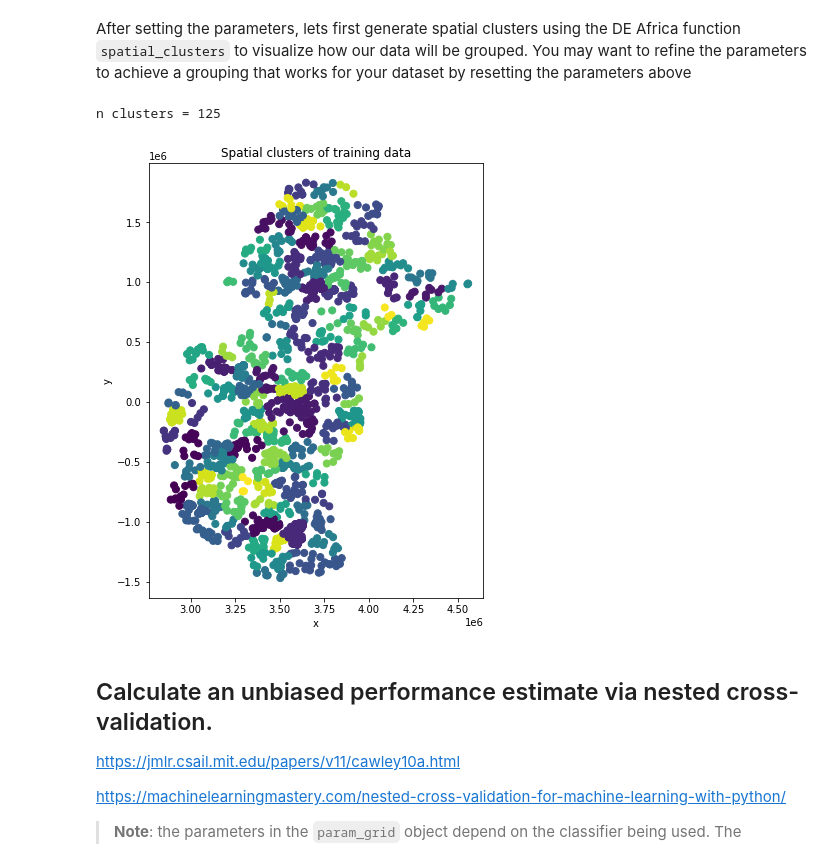
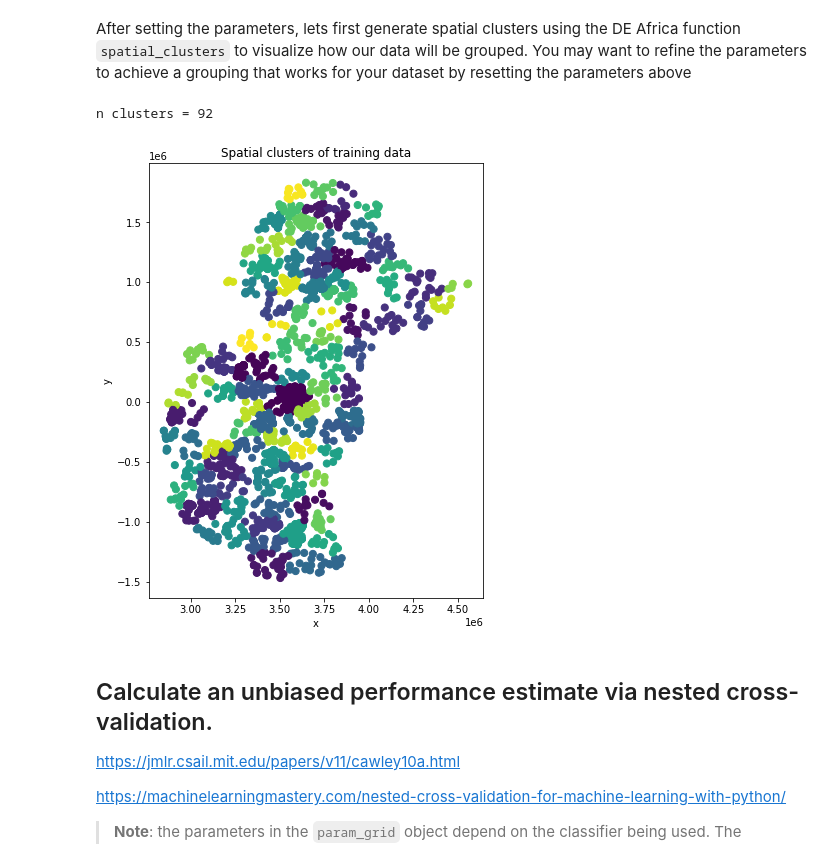
Before and after one commit to fivejjs/deafrica-sandbox-notebooks, a Jupyter notebook: crop_mask/eastern_cropmask/3_Train_fit_evaluate_classifier.ipynb, the cells around one changed output. Cells and saved outputs as stored; diff of their text form; code cells hidden in the pictures.

```diff
--- a/crop_mask/eastern_cropmask/3_Train_fit_evaluate_classifier.ipynb
+++ b/crop_mask/eastern_cropmask/3_Train_fit_evaluate_classifier.ipynb
@@ -53,14 +50,14 @@ The deafrica function `SKCV` (spatial k-fold cross validation) is a custom funct
 * `kfold_method` : Which stratgey to use to split to the data. One of either `'SpatialShuffleSplit'` or `'SpatialKFold'`.
 * `balance` : if setting `kfold_method` to `'SpatialShuffleSplit'` this should be an integer (10 is a good deafult) that represents the number of splits generated per iteration to try to balance the amount of data in each set so that *test_size* and *train_size* are respected. If setting `kfold_method` to `'SpatialKFold'` then this value should be either `True` or `False`.  If False, each fold will have the same number of clusters (which can have different number of data points in them).
 # %%
-training_data = "results/training_data/gm_mads_two_seasons_training_data.txt"
-coordinate_data = "results/training_data/training_data_coordinates.txt"
+training_data = "results/training_data/gm_mads_two_seasons_training_data_20201118.txt"
+coordinate_data = "results/training_data/training_data_coordinates_20201118.txt"
 
 Classifier = RandomForestClassifier
 
 class_dict = {'crop':1, 'noncrop':0}
 
-metric = 'balanced_accuracy' #good for binary classifications
+metric = 'balanced_accuracy'
 
 inner_cv_splits = 5
 
@@ -70,7 +67,7 @@ test_size = 0.20
 
 cluster_method = 'Hierarchical'
 
-max_distance = 200000
+max_distance = 250000
 
 n_clusters=None
 
@@ -112,20 +109,21 @@ After setting the parameters, lets first generate spatial clusters using the DE
 # %%
 #create clustes
 spatial_groups = spatial_clusters(coordinates=coordinates,
                                   method=cluster_method,
                                   max_distance=max_distance,
-                                  n_groups=n_clusters)
+                                  n_groups=n_clusters,
+                                  verbose=True)
 
 #plot
 plt.figure(figsize=(6,8))
 plt.scatter(coordinates[:, 0], coordinates[:, 1], c=spatial_groups,
             s=50, cmap='viridis');
 plt.title('Spatial clusters of training data')
 plt.ylabel('y')
 plt.xlabel('x');
 # %% [output]
-n clusters = 125
+n clusters = 92
-[figure, old version]
+[figure, new version]
 # %% [markdown]
 ## Calculate an unbiased performance estimate via nested cross-validation.
 
```
Also changed, not shown: parts of 7 cells of this notebook, 13 other files.
